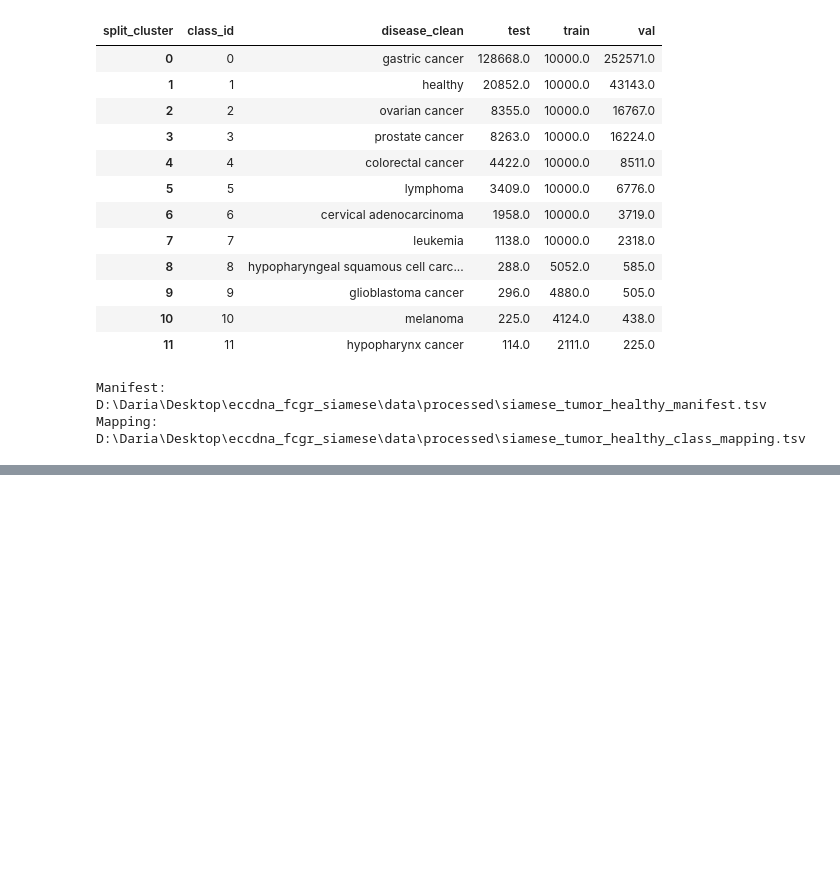
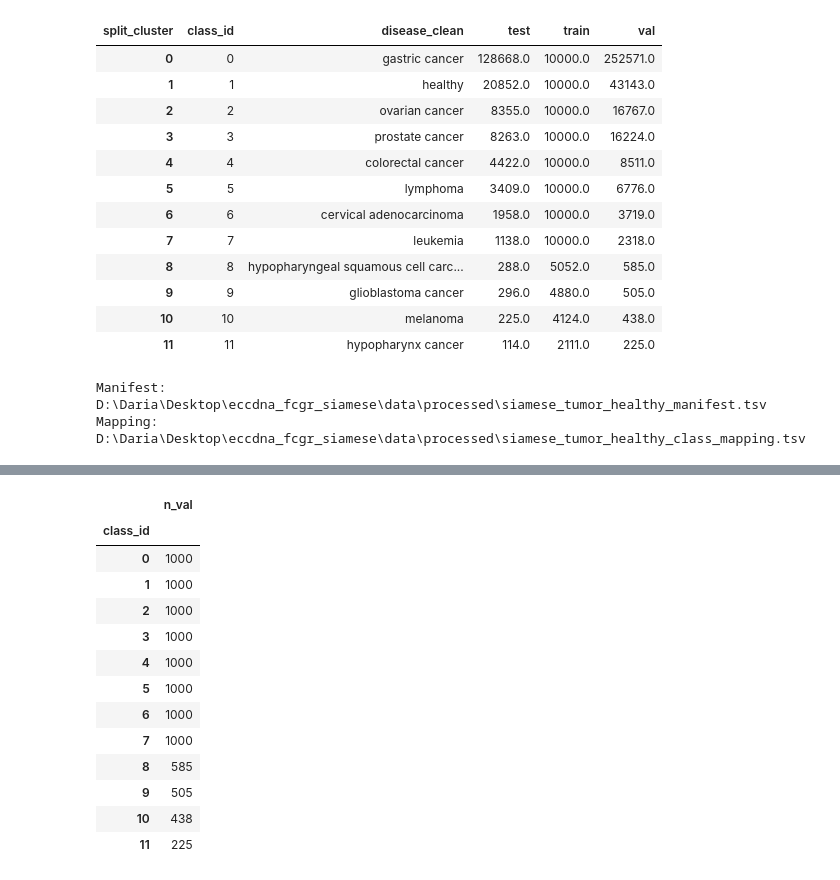
Before and after one commit to FLaTNNBio/eccdna_fcgr_siamese, a Jupyter notebook: notebooks/03b_tumor_class_subset.ipynb, the cells around one changed output, grey strips where cells are left out. Saved outputs shown, nothing was run; the diff lists cells and outputs as text; code cells hidden in the pictures; blank space fills up the shorter version.

```diff
--- a/notebooks/03b_tumor_class_subset.ipynb
+++ b/notebooks/03b_tumor_class_subset.ipynb
@@ -654,0 +738,74 @@ Mapping: D:\Daria\Desktop\eccdna_fcgr_siamese\data\processed\siamese_tumor_healt
+# %%
+# ============================================================
+# CELL 13 — FILTER VALIDATION TO TUMOR + HEALTHY
+# ============================================================
+
+included_original_class_ids = (
+    class_mapping[
+        "original_class_id"
+    ]
+    .astype(int)
+    .tolist()
+)
+
+
+tumor_val_pool = (
+    val_pool_original[
+        val_pool_original[
+            "class_id"
+        ].isin(
+            included_original_class_ids
+        )
+    ]
+    .copy()
+    .reset_index(drop=True)
+)
+
+
+# Salviamo l'ID originale
+tumor_val_pool[
+    "original_class_id"
+] = (
+    tumor_val_pool[
+        "class_id"
+    ]
+)
+
+
+# Rimappiamo 0...11
+tumor_val_pool[
+    "class_id"
+] = (
+    tumor_val_pool[
+        "original_class_id"
+    ]
+    .map(
+        old_to_new_class_id
+    )
+    .astype(int)
+)
+
+
+print(
+    "Validation Tumor + Healthy:",
+    len(tumor_val_pool)
+)
+
+print(
+    "Numero classi:",
+    tumor_val_pool[
+        "class_id"
+    ].nunique()
+)
+
+
+display(
+    tumor_val_pool[
+        "class_id"
+    ]
+    .value_counts()
+    .sort_index()
+    .rename("n_val")
+    .to_frame()
+)
+# %% [output]
@@ -654,0 +814,14 @@ Mapping: D:\Daria\Desktop\eccdna_fcgr_siamese\data\processed\siamese_tumor_healt
+|  | n_val |
+| class_id |  |
+| 0 | 1000 |
+| 1 | 1000 |
+| 2 | 1000 |
+| 3 | 1000 |
+| 4 | 1000 |
+| 5 | 1000 |
+| 6 | 1000 |
+| 7 | 1000 |
+| 8 | 585 |
+| 9 | 505 |
+| 10 | 438 |
+| 11 | 225 |
```
Also changed, not shown: parts of 14 cells of this notebook, 16 other files.
